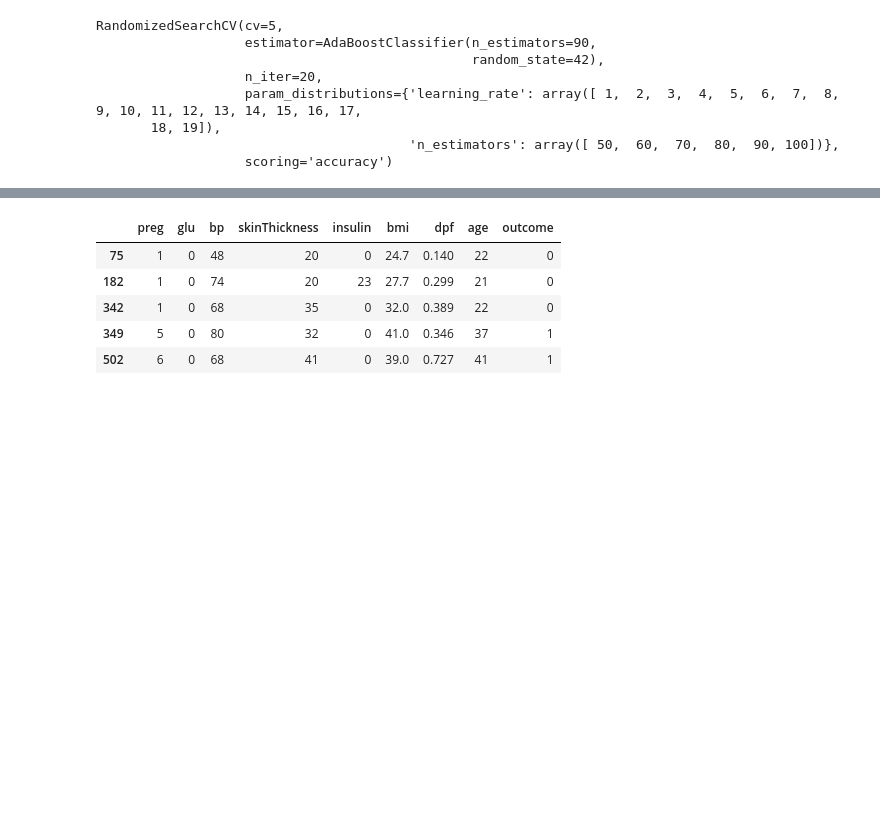
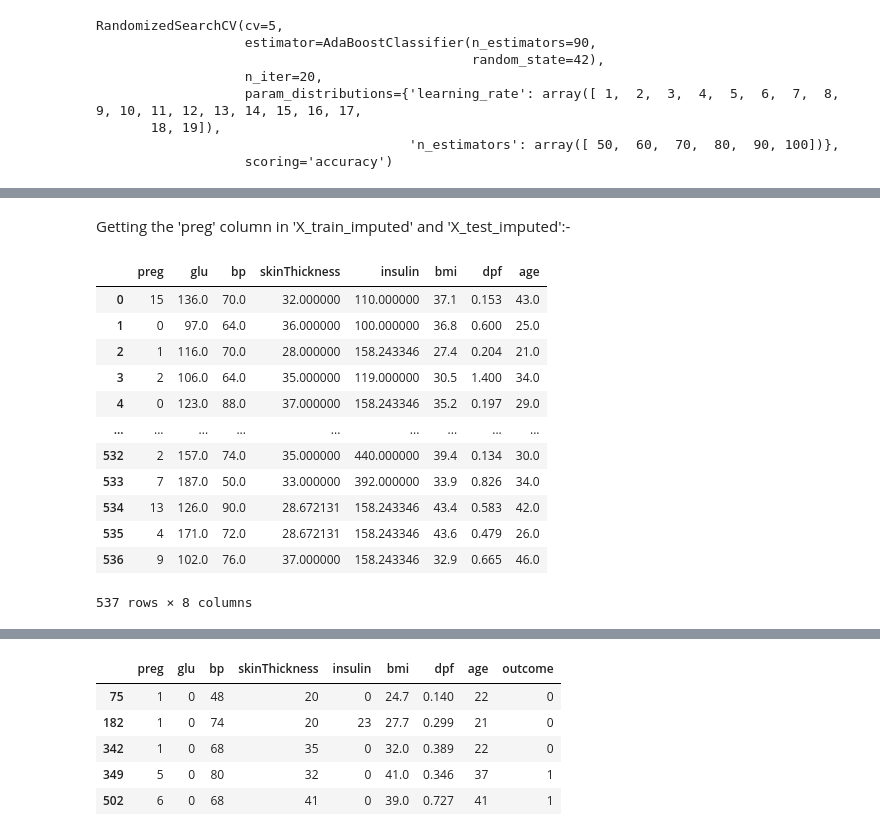
Before and after one commit to Patel27-S/Diabetes-Prediction---Data-Mining, a Jupyter notebook: DiabetesPrediction.ipynb, the cells around one changed output, grey strips where cells are left out. Drawn from its saved outputs; the diff is of its cells as text; code cells hidden in the pictures; blank space fills up the shorter version.

```diff
--- a/DiabetesPrediction.ipynb
+++ b/DiabetesPrediction.ipynb
@@ -964,0 +1020,2 @@ warnings.filterwarnings('ignore')
+# %%
+imp.fit(X_train_)
@@ -964,0 +1024,4 @@ warnings.filterwarnings('ignore')
+# %%
+X_train_imputed = imp.transform(X_train_)
+
+X_test_imputed = imp.transform(X_test_)
@@ -964,0 +1060,3 @@ warnings.filterwarnings('ignore')
+# %%
+X_train_imputed = pd.DataFrame(X_train_imputed)
+X_test_imputed = pd.DataFrame(X_test_imputed)
@@ -964,0 +1097,3 @@ warnings.filterwarnings('ignore')
+# %%
+X_train_imputed.columns = X_test_imputed.columns = \
+[ 'glu', 'bp', 'skinThickness', 'insulin', 'bmi', 'dpf', 'age']
@@ -964,0 +1128,22 @@ warnings.filterwarnings('ignore')
+# %% [markdown]
+Getting the 'preg' column in 'X_train_imputed' and 'X_test_imputed':-
+# %%
+preg = np.array(X_train['preg'])
+
+X_train_imputed.insert(0, "preg", preg, True)
+
+X_train_imputed
+# %% [output]
+|  | preg | glu | bp | skinThickness | insulin | bmi | dpf | age |
+| 0 | 15 | 136.0 | 70.0 | 32.000000 | 110.000000 | 37.1 | 0.153 | 43.0 |
+| 1 | 0 | 97.0 | 64.0 | 36.000000 | 100.000000 | 36.8 | 0.600 | 25.0 |
+| 2 | 1 | 116.0 | 70.0 | 28.000000 | 158.243346 | 27.4 | 0.204 | 21.0 |
+| 3 | 2 | 106.0 | 64.0 | 35.000000 | 119.000000 | 30.5 | 1.400 | 34.0 |
+| 4 | 0 | 123.0 | 88.0 | 37.000000 | 158.243346 | 35.2 | 0.197 | 29.0 |
+| ... | ... | ... | ... | ... | ... | ... | ... | ... |
+| 532 | 2 | 157.0 | 74.0 | 35.000000 | 440.000000 | 39.4 | 0.134 | 30.0 |
+| 533 | 7 | 187.0 | 50.0 | 33.000000 | 392.000000 | 33.9 | 0.826 | 34.0 |
+| 534 | 13 | 126.0 | 90.0 | 28.672131 | 158.243346 | 43.4 | 0.583 | 42.0 |
+| 535 | 4 | 171.0 | 72.0 | 28.672131 | 158.243346 | 43.6 | 0.479 | 26.0 |
+| 536 | 9 | 102.0 | 76.0 | 37.000000 | 158.243346 | 32.9 | 0.665 | 46.0 |
+537 rows × 8 columns
```
Also changed, not shown: parts of 44 cells of this notebook.
